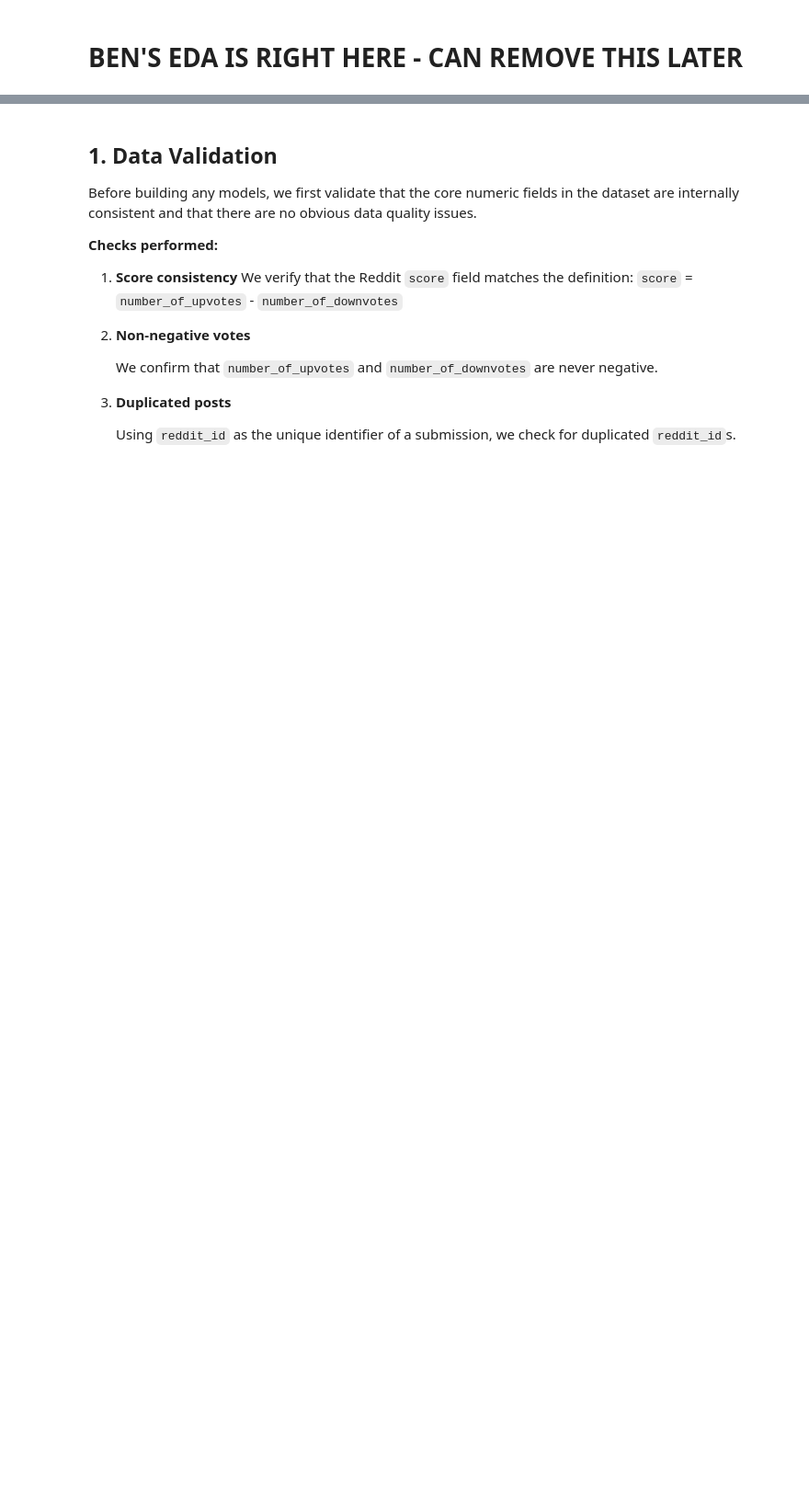
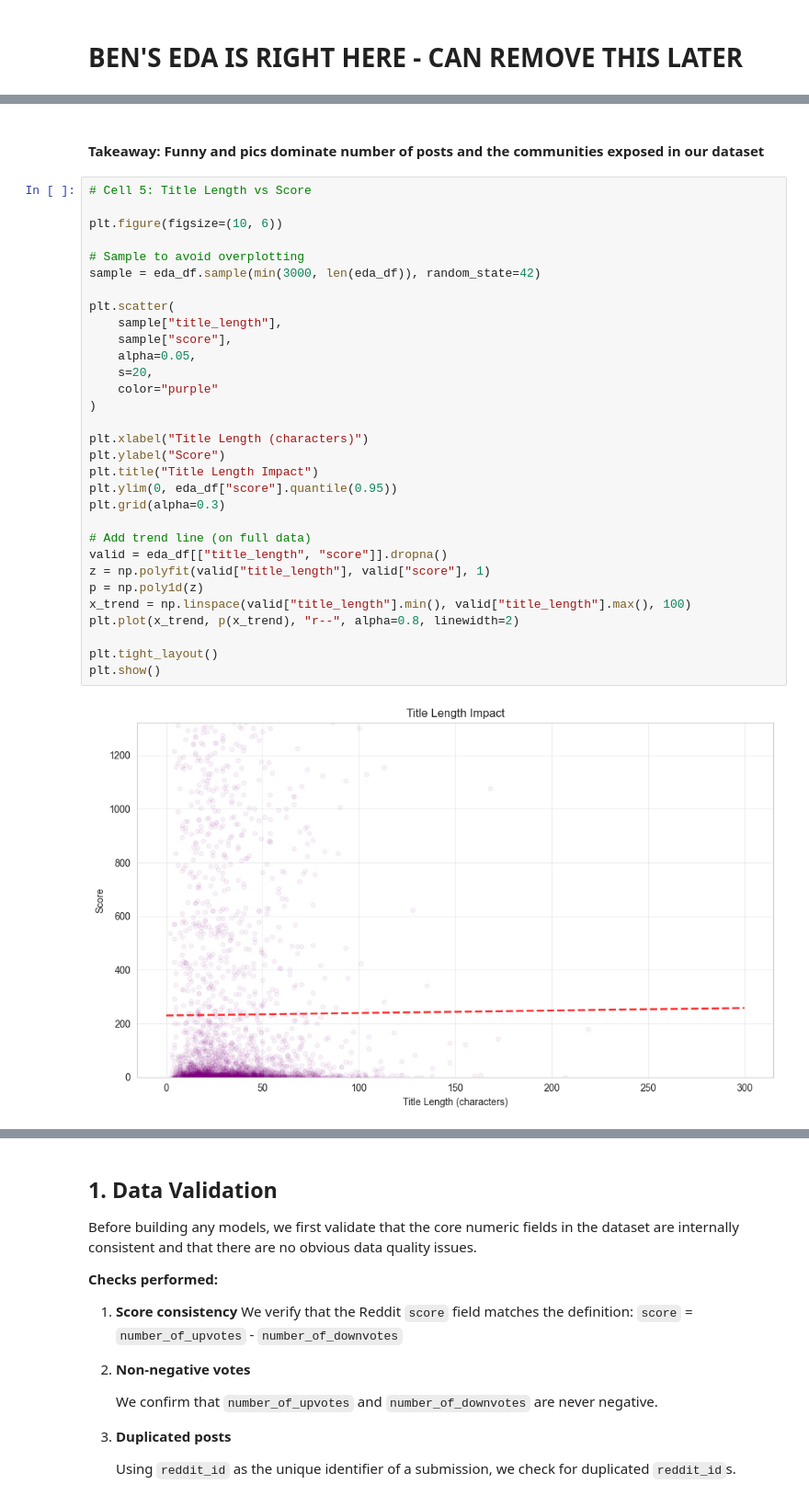
Before and after one commit to rsm-som001/CSE158project, a Jupyter notebook: Master (1).ipynb, the cells around one changed output, grey strips where cells are left out. Shown at 92% size. Cells and saved outputs as stored; diff of their text form; blank space fills up the shorter version.

```diff
--- a/Master (1).ipynb
+++ b/Master (1).ipynb
@@ -217,0 +164,35 @@ Key Findings:
+# %% [markdown]
+#### Takeaway: Funny and pics dominate number of posts and the communities exposed in our dataset
+# %%
+# Cell 5: Title Length vs Score
+
+plt.figure(figsize=(10, 6))
+
+# Sample to avoid overplotting
+sample = eda_df.sample(min(3000, len(eda_df)), random_state=42)
+
+plt.scatter(
+    sample["title_length"],
+    sample["score"],
+    alpha=0.05,
+    s=20,
+    color="purple"
+)
+
+plt.xlabel("Title Length (characters)")
+plt.ylabel("Score")
+plt.title("Title Length Impact")
+plt.ylim(0, eda_df["score"].quantile(0.95))
+plt.grid(alpha=0.3)
+
+# Add trend line (on full data)
+valid = eda_df[["title_length", "score"]].dropna()
+z = np.polyfit(valid["title_length"], valid["score"], 1)
+p = np.poly1d(z)
+x_trend = np.linspace(valid["title_length"].min(), valid["title_length"].max(), 100)
+plt.plot(x_trend, p(x_trend), "r--", alpha=0.8, linewidth=2)
+
+plt.tight_layout()
+plt.show()
+# %% [output]
+[figure, added]
```
Also changed, not shown: parts of 9 cells of this notebook.
